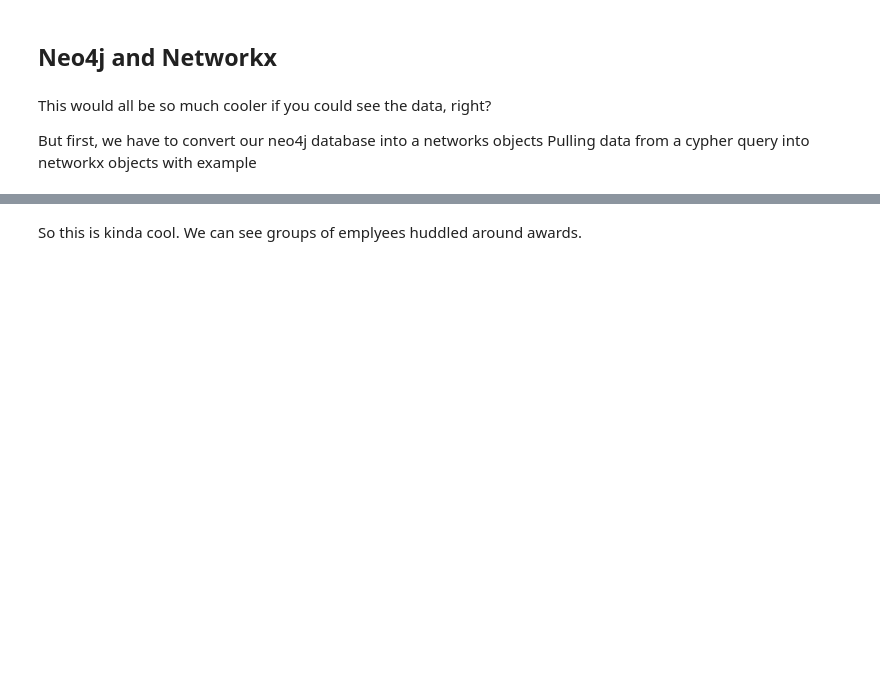
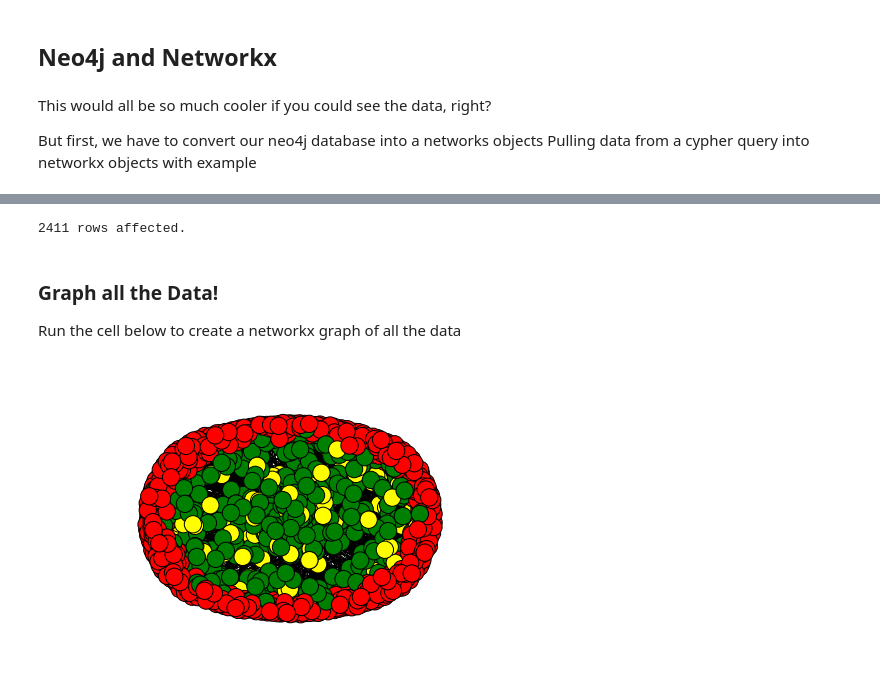
Before and after one commit to American-Institutes-for-Research/dsaa-cssip-big-data-workbooks, a Jupyter notebook: 06. Networks/networks_exercise.ipynb, the cells around one changed output, grey strips where cells are left out. Drawn from its saved outputs; the diff is of its cells as text; code cells hidden in the pictures; blank space fills up the shorter version.

```diff
--- a/06. Networks/networks_exercise.ipynb
+++ b/06. Networks/networks_exercise.ipynb
@@ -561,2 +194,37 @@ NG = neo4j_to_networks(graph_db)
-# %% [markdown]
-So this is kinda cool. We can see groups of emplyees huddled around awards.
+# %%
+#Imports that should really be at the top of the notebook
+import networkx as nx
+# Allows plots to be showed inline
+#import matplotlib as plt
+%matplotlib inline
+
+
+# Get ALL the Data
+# Here it is best to use the ipython magic operator to get data from the neo 4j databases
+# because the python magic operater returns a dataframy -like object
+all_data = %cypher http://neo4j:upintheA1R!!@localhost:7474/db/data MATCH d = (p) -[r]-> (a) RETURN d
+results = all_data
+
+# Create a Networkds Graph of all the Data
+all_data_g = results.get_graph()
+# %% [output]
+2411 rows affected.
+# %% [markdown]
+### Graph all the Data!
+Run the cell below to create a networkx graph of all the data
+# %%
+# Create a Color Map
+color_map =[]
+for node in all_data_g.nodes(data =True):
+    this_labels = node[1]['labels']
+    if 'Employee' in this_labels:
+        color_map.append('green')
+    elif 'Student' in this_labels:
+        color_map.append('yellow')
+    elif 'Award' in this_labels:
+        color_map.append('red')
+
+
+nx.draw(all_data_g, node_color=color_map)
+# %% [output]
+[figure, added]
```
Also changed, not shown: parts of 53 cells of this notebook, 5 other files.
